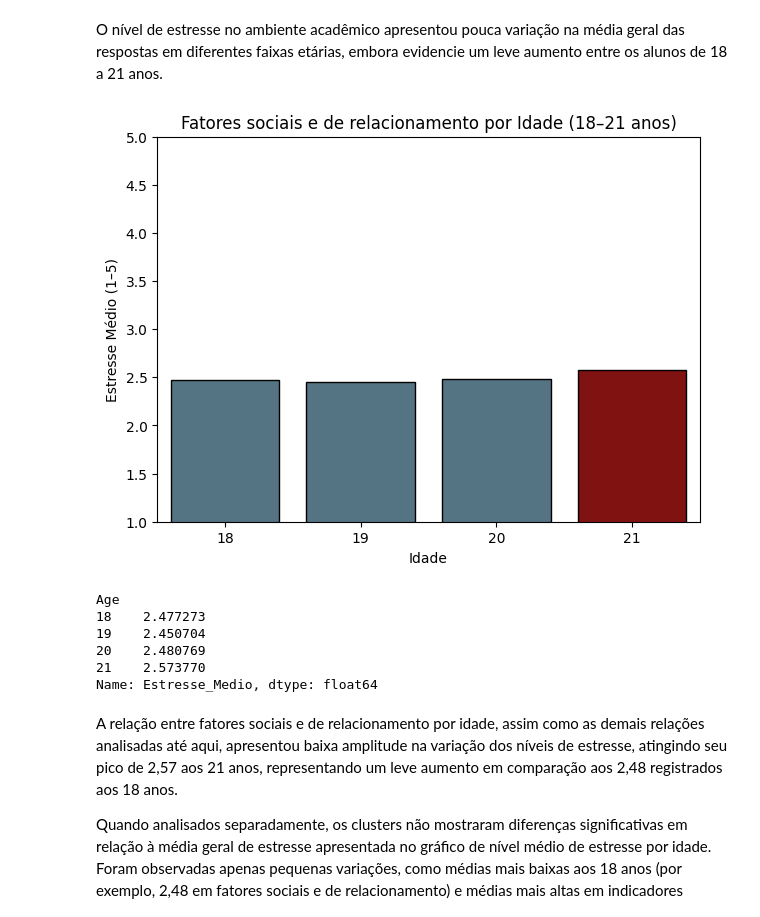
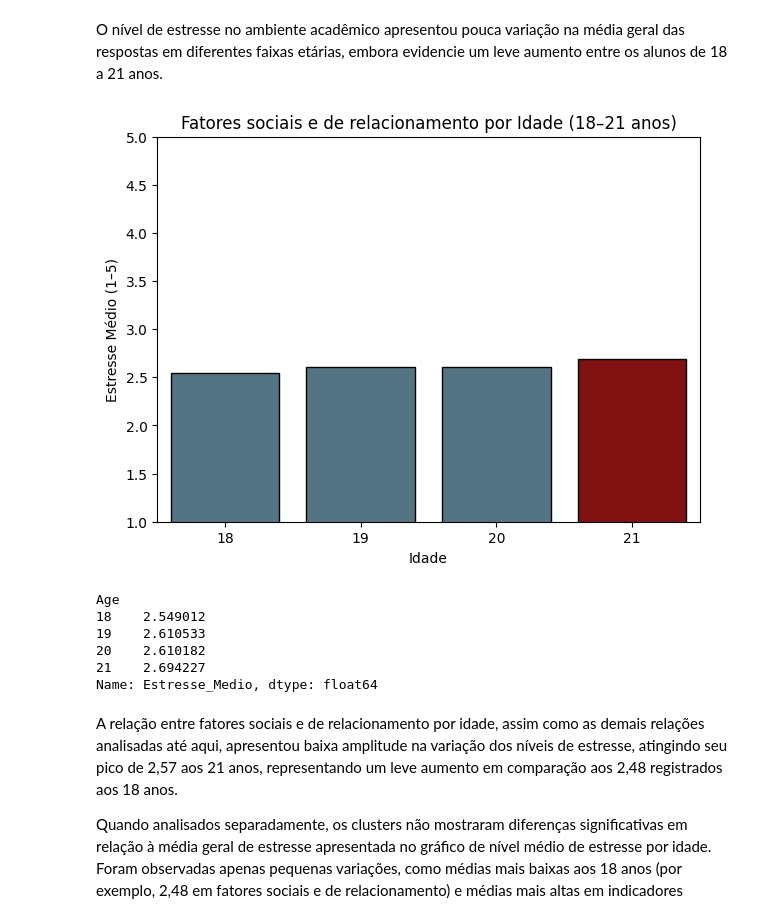
Before and after one commit to camilatsv1/Monitoramento-das-causas-de-estresse-nos-alunos-de-hoje, a Jupyter notebook: notebook_app.ipynb, the cells around one changed output. Drawn from its saved outputs; the diff is of its cells as text; code cells hidden in the pictures.

```diff
--- a/notebook_app.ipynb
+++ b/notebook_app.ipynb
@@ -711,7 +711,7 @@ def estresse1_18a21(df, coluna_idade, colunas_estresse):
 
     return estresse_por_idade
 # %%
-colunas_estresse = [
+colunas_estresse1 = [
     "Have you recently experienced stress in your life?",
     "Have you noticed a rapid heartbeat or palpitations?",
     "Have you been dealing with anxiety or tension recently?",
@@ -722,7 +722,7 @@ colunas_estresse = [
     "Do you often feel lonely or isolated?"
 ]
 
-resultado = estresse1_18a21(df, "Age", colunas_estresse)
+resultado = estresse1_18a21(df, "Age", colunas_estresse1)
 print(resultado)
 # %% [output]
 [figure]
@@ -765,7 +765,7 @@ def estresse2_18a21(df, coluna_idade, colunas_estresse):
 
     return estresse_por_idade
 # %%
-colunas_estresse = [
+colunas_estresse2 = [
     "Have you been getting headaches more often than usual?",
     "Have you been experiencing any illness or health issues?",
     "Have you gained/lost weight?"
@@ -814,7 +814,7 @@ def estresse3_18a21(df, coluna_idade, colunas_estresse):
 
     return estresse_por_idade
 # %%
-colunas_estresse = [
+colunas_estresse3 = [
     "Do you feel overwhelmed with your academic workload?",
     "Are you in competition with your peers, and does it affect you?",
     "Do you lack confidence in your academic performance?",
@@ -839,12 +839,12 @@ Name: Estresse_Medio, dtype: float64
 # %% [markdown]
 O nível de estresse no ambiente acadêmico apresentou pouca variação na média geral das respostas em diferentes faixas etárias, embora evidencie um leve aumento entre os alunos de 18 a 21 anos.
 # %%
-def estresse4_18a21(df, coluna_idade, colunas_estresse):
+def estresse4_18a21(df, coluna_idade, colunas_estresse4):
     """
     Analisa a relação entre idade (18 a 21 anos) e nível de estresse.
     """
     # Criar coluna com estresse médio por participante
-    df["Estresse_Medio"] = df[colunas_estresse].mean(axis=1)
+    df["Estresse_Medio"] = df[colunas_estresse4].mean(axis=1)
 
     # Filtrar somente idades entre 18 e 21 anos
     df_filtro = df[df[coluna_idade].between(18, 21)]
@@ -869,20 +869,20 @@ def estresse4_18a21(df, coluna_idade, colunas_estresse):
 
     return estresse_por_idade
 # %%
-colunas_estresse = [
+colunas_estresse4 = [
     "Do you find that your relationship often causes you stress?",
     "Do you struggle to find time for relaxation and leisure activities?"
 ]
 
 resultado = estresse4_18a21(df, "Age", colunas_estresse)
 print(resultado)
 # %% [output]
-[figure, old version]
+[figure, new version]
 Age
-18    2.477273
-19    2.450704
-20    2.480769
-21    2.573770
+18    2.549012
+19    2.610533
+20    2.610182
+21    2.694227
 Name: Estresse_Medio, dtype: float64
 # %% [markdown]
 A relação entre fatores sociais e de relacionamento por idade, assim como as demais relações analisadas até aqui, apresentou baixa amplitude na variação dos níveis de estresse, atingindo seu pico de 2,57 aos 21 anos, representando um leve aumento em comparação aos 2,48 registrados aos 18 anos.
```
Also changed, not shown: parts of 8 cells of this notebook.
